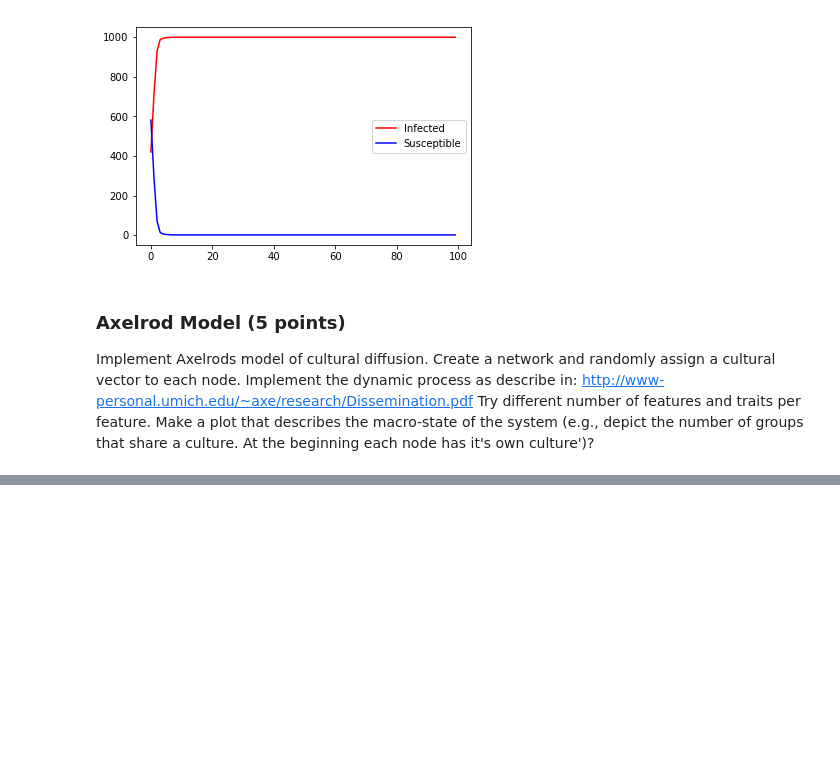
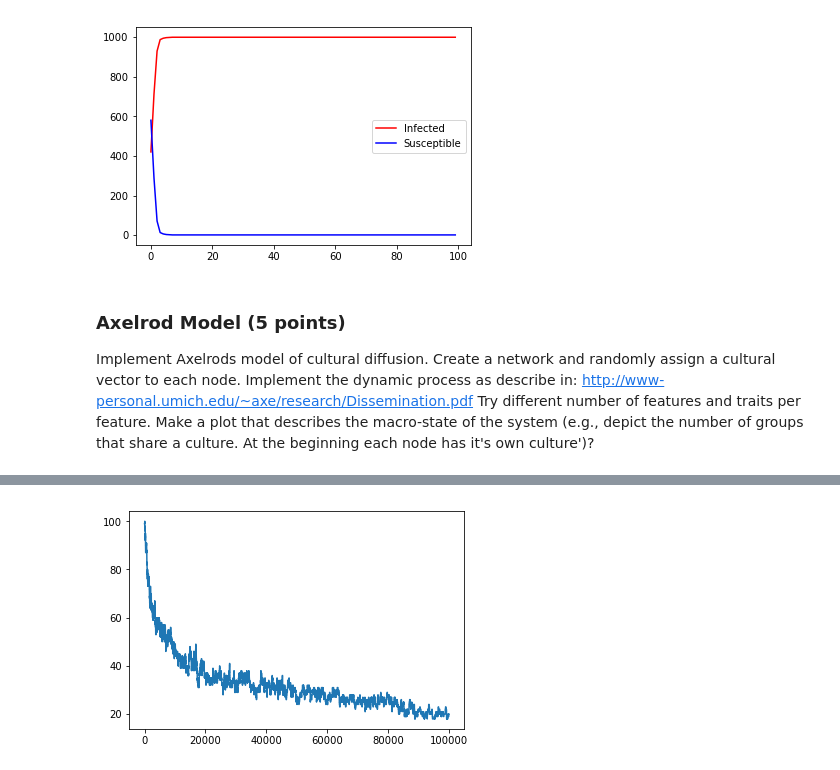
Before and after one commit to dkeske/css2017, a Jupyter notebook: assignment4/daniel_kostic_ass4.ipynb, the cells around one changed output, grey strips where cells are left out. Cells and saved outputs as stored; diff of their text form; code cells hidden in the pictures; blank space fills up the shorter version.

```diff
--- a/assignment4/daniel_kostic_ass4.ipynb
+++ b/assignment4/daniel_kostic_ass4.ipynb
@@ -287,0 +360,7 @@ traits = [1,2,3,4,5]
+# %%
+%%time
+uniq_cul = runAXM(100000)
+plt.plot(uniq_cul)
+plt.show()
+# %% [output]
+[figure, added]
```
Also changed, not shown: parts of 11 cells of this notebook.
